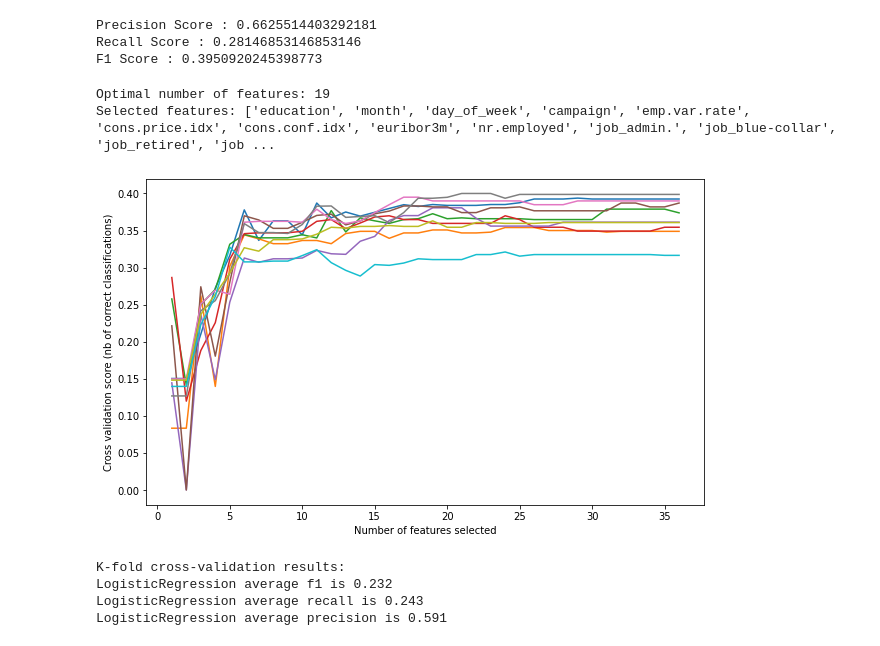
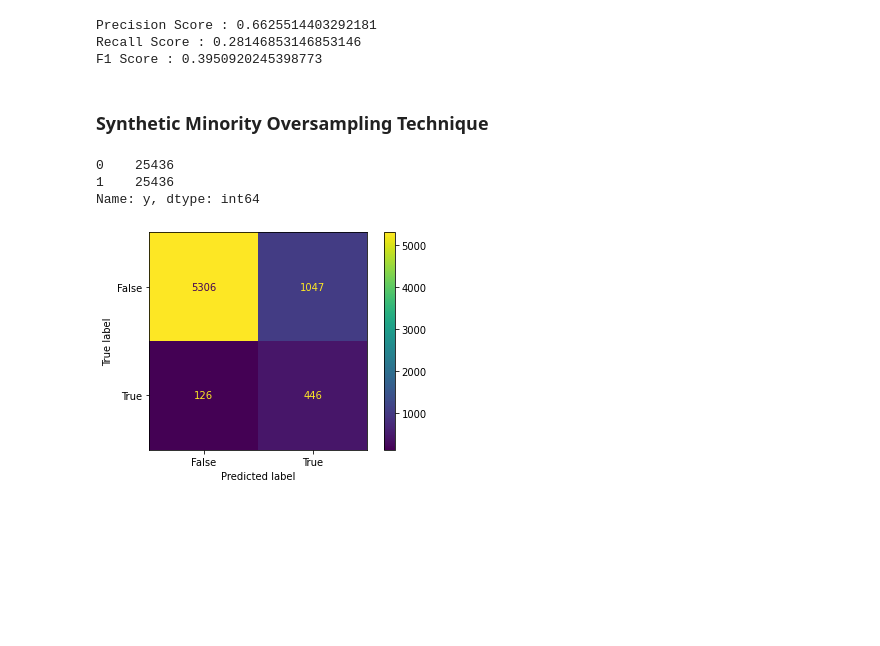
Before and after one commit to martina-nu/LogisticRegression-BankMarketing, a Jupyter notebook: src/explore.ipynb, the cells around one changed output. Drawn from its saved outputs; the diff is of its cells as text; code cells hidden in the pictures; blank space fills up the shorter version.

```diff
--- a/src/explore.ipynb
+++ b/src/explore.ipynb
@@ -703,54 +707,31 @@ print('F1 Score : ' + str(f1_score(y_test,y_pred)))
 Precision Score : 0.6625514403292181
 Recall Score : 0.28146853146853146
 F1 Score : 0.3950920245398773
-# %%
-from sklearn.feature_selection import RFECV
-
-
-rfecv = RFECV(estimator=LogisticRegression(), step=1, cv=10, scoring='f1')
-rfecv.fit(X_train,y_train)
-print("Optimal number of features: %d" % rfecv.n_features_)
-print('Selected features: %s' % list(X_train.columns[rfecv.support_]))
-
-# Plot number of features VS. cross-validation scores
-
-plt.figure(figsize=(10,6))
-plt.xlabel("Number of features selected")
-plt.ylabel("Cross validation score (nb of correct classifications)")
-plt.plot(range(1, len(rfecv.grid_scores_) + 1), rfecv.grid_scores_)
-plt.show()
-# %% [output]
-Optimal number of features: 19
-Selected features: ['education', 'month', 'day_of_week', 'campaign', 'emp.var.rate', 'cons.price.idx', 'cons.conf.idx', 'euribor3m', 'nr.employed', 'job_admin.', 'job_blue-collar', 'job_retired', 'job ...
-[figure, removed]
-# %%
-from sklearn.model_selection import train_test_split, cross_val_score
-from sklearn.metrics import accuracy_score, classification_report, precision_score, recall_score
-from sklearn.metrics import confusion_matrix, precision_recall_curve, roc_curve, auc, log_loss
-
-Selected_features = ['education', 'month', 'day_of_week', 'campaign', 'emp.var.rate', 'cons.price.idx', 'cons.conf.idx', 'euribor3m', 'nr.employed', 'job_admin.', 'job_blue-collar', 'job_retired', 'job_student', 'job_technician', 'job_unemployed', 'contact_cellular', 'contact_telephone', 'poutcome_failure', 'poutcome_success']
-
-# create new X (selected features)
-new_X = X_std[Selected_features]
-
-# 10-fold cross-validation logistic regression, using the best hyperparameters gridsearch got for us.
-
-logreg = LogisticRegression(C= 100, penalty='l2', solver= 'newton-cg')
-
-# Use cross_val_score function
-# We are passing the entirety of X and y, not X_train or y_train anymore.
-# cv=10 for 10 folds
-
-scores_f1 = cross_val_score(logreg, new_X, y, cv=10, scoring='f1')
-scores_recall = cross_val_score(logreg, new_X, y, cv=10, scoring='recall')
-scores_precision = cross_val_score(logreg, new_X, y, cv=10, scoring='precision')
-
-print('K-fold cross-validation results:')
-print(logreg.__class__.__name__+" average f1 is %2.3f" % scores_f1.mean())
-print(logreg.__class__.__name__+" average recall is %2.3f" % scores_recall.mean())
-print(logreg.__class__.__name__+" average precision is %2.3f" % scores_precision.mean())
-# %% [output]
-K-fold cross-validation results:
-LogisticRegression average f1 is 0.232
-LogisticRegression average recall is 0.243
-LogisticRegression average precision is 0.591
+# %% [markdown]
+###  Synthetic Minority Oversampling Technique
+# %%
+from imblearn.over_sampling import SMOTE
+
+# Applying Smote on train data for dealing with class imbalance
+smote = SMOTE()
+
+X_sm, y_sm =  smote.fit_resample(X_train, y_train)
+
+model2 = LogisticRegression()
+model2.fit(X_sm, y_sm)
+
+y_pred = model2.predict(X_test)
+# %%
+y_sm.value_counts()
+# %% [output]
+0    25436
+1    25436
+Name: y, dtype: int64
+# %%
+cm = confusion_matrix(y_test, y_pred)
+cm_display = metrics.ConfusionMatrixDisplay(confusion_matrix = cm, display_labels = [False, True])
+
+cm_display.plot()
+plt.show()
+# %% [output]
+[figure, added]
```
Also changed, not shown: parts of 7 cells of this notebook.
